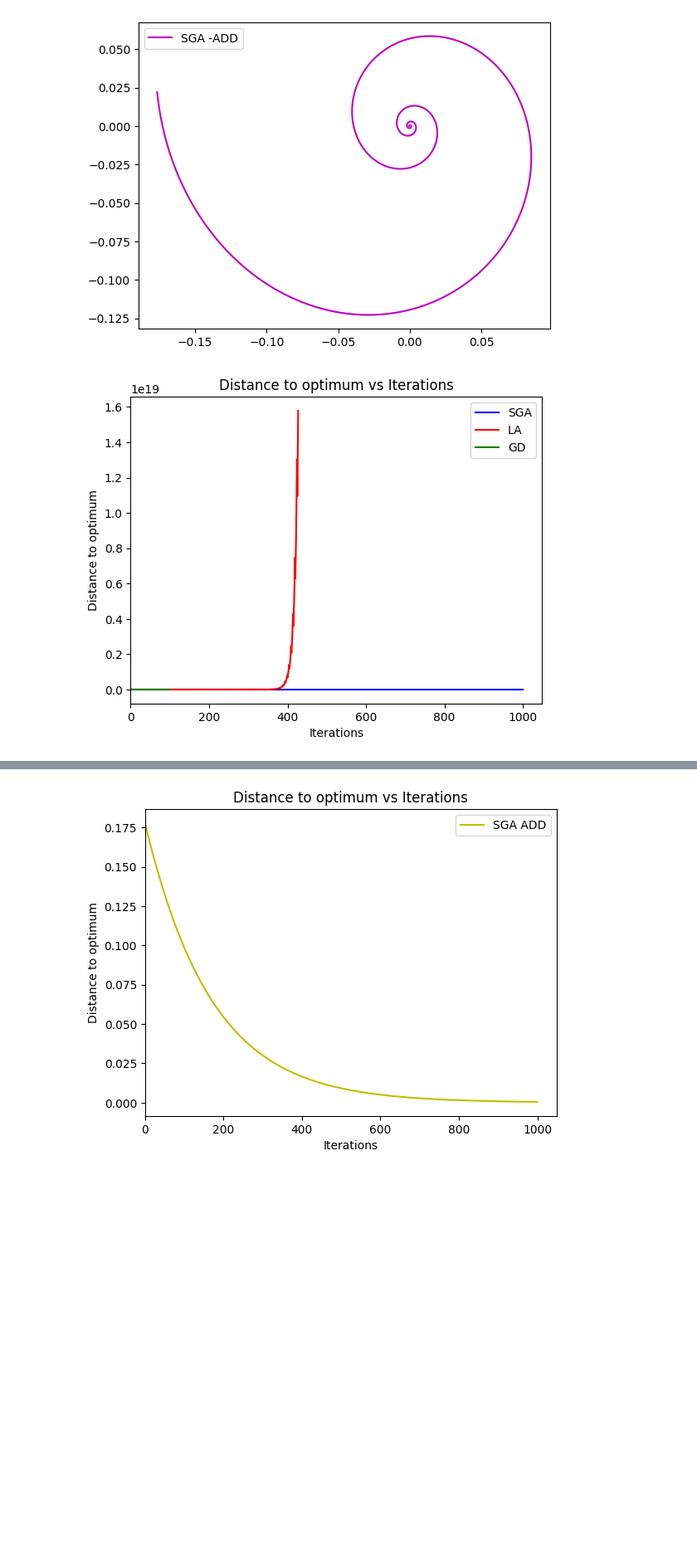
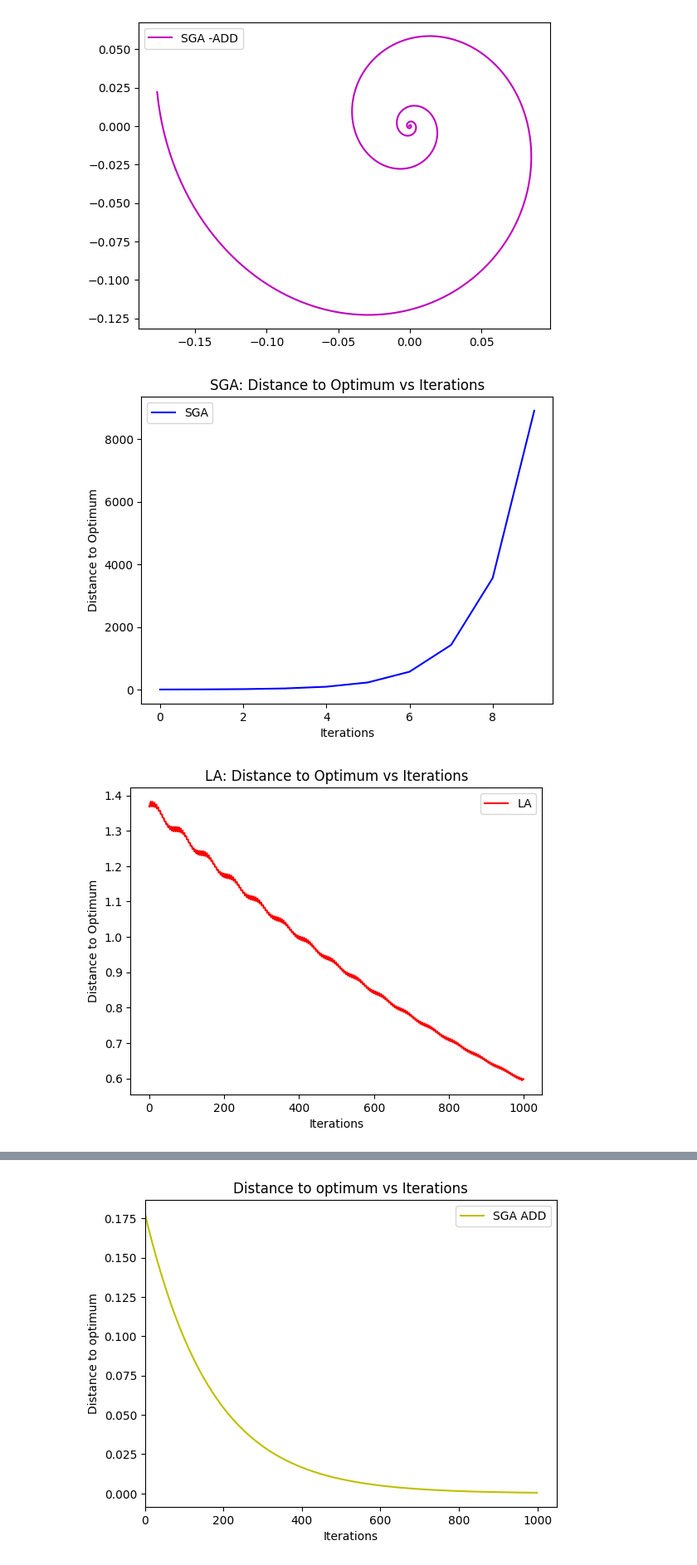
Before and after one commit to aniketSanyal/GamesInMLProject, a Jupyter notebook: Symplectic_Gradient_Adjustment_with_Lookahead.ipynb, the cells around one changed output, grey strips where cells are left out. Shown at 83% size. Drawn from its saved outputs; the diff is of its cells as text; code cells hidden in the pictures; blank space fills up the shorter version.

```diff
--- a/Symplectic_Gradient_Adjustment_with_Lookahead.ipynb
+++ b/Symplectic_Gradient_Adjustment_with_Lookahead.ipynb
@@ -389,17 +389,44 @@ plt.legend()
 <matplotlib.legend.Legend at 0x...>
 [figure]
 # %%
-plt.plot(distances_sga, linestyle='-', color='b', label='SGA')
-plt.plot(distances_la,  linestyle='-', color='r', label='LA')
-plt.plot(distances_gd[:100],linestyle='-', color='g', label='GD')
-# plt.plot(distances_eg,linestyle='-', color='y', label='EG')
+# plt.plot(distances_sga, linestyle='-', color='b', label='SGA')
+# plt.plot(distances_la,  linestyle='-', color='r', label='LA')
+# plt.plot(distances_gd[:100],linestyle='-', color='g', label='GD')
+# # plt.plot(distances_eg,linestyle='-', color='y', label='EG')
 
 
-plt.title("Distance to optimum vs Iterations")
-plt.xlim(left=0)
+# plt.title("Distance to optimum vs Iterations")
+# plt.xlim(left=0)
+# plt.xlabel("Iterations")
+# plt.ylabel("Distance to optimum")
+# plt.legend()
+# plt.show()
+
+import matplotlib.pyplot as plt
+
+# SGA
+plt.plot(distances_sga, linestyle='-', color='b', label='SGA')
+plt.title("SGA: Distance to Optimum vs Iterations")
 plt.xlabel("Iterations")
-plt.ylabel("Distance to optimum")
+plt.ylabel("Distance to Optimum")
 plt.legend()
 plt.show()
+
+# LA
+plt.plot(distances_la, linestyle='-', color='r', label='LA')
+plt.title("LA: Distance to Optimum vs Iterations")
+plt.xlabel("Iterations")
+plt.ylabel("Distance to Optimum")
+plt.legend()
+plt.show()
+
+# GD
+plt.plot(distances_gd[:100], linestyle='-', color='g', label='GD')
+plt.title("GD: Distance to Optimum vs Iterations")
+plt.xlabel("Iterations")
+plt.ylabel("Distance to Optimum")
+plt.legend()
+plt.show()
 # %% [output]
-[figure, old version]
+[figure, new version]
+[figure, added]
```
Also changed, not shown: parts of 1 cell of this notebook.
